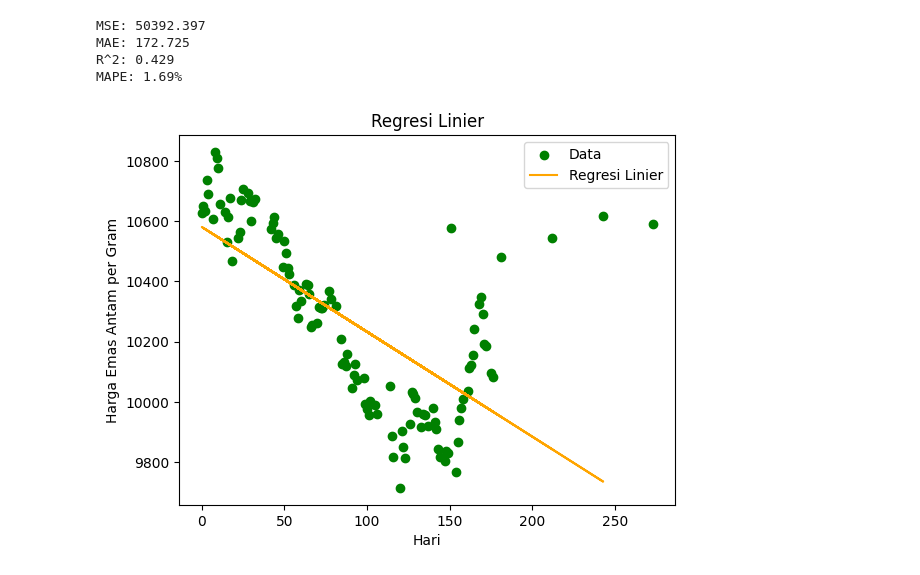
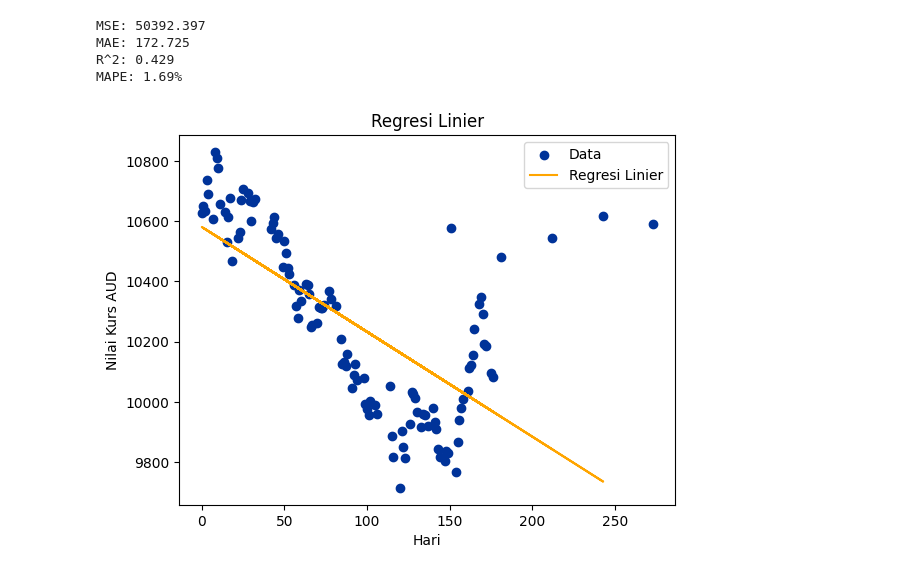
Before and after one commit to Nofryantii/DATAMINING, a Jupyter notebook: predikasikursaud_linearregression.ipynb, the cells around one changed output. Drawn from its saved outputs; the diff is of its cells as text; code cells hidden in the pictures.

```diff
--- a/predikasikursaud_linearregression.ipynb
+++ b/predikasikursaud_linearregression.ipynb
@@ -49,7 +49,7 @@ df
 # %%
 # Memisahkan variabel independen (Hari) dan dependen (Nilai)
 X = df[['Hari']].values
-y = df['KursJual'].values
+y = df['KursAUD'].values
 
 X_train, X_test, y_train, y_test = train_test_split(X, y, test_size=0.2, random_state=200)
 model = LinearRegression()
@@ -68,12 +68,12 @@ R^2: 0.429
 MAPE: 1.69%
 # %%
 # Menampilkan grafik regresi linier
-plt.scatter(X, y, color='green', label='Data')
+plt.scatter(X, y, color='#003399', label='Data')
 plt.plot(X_train, y_train_pred, color='orange', label='Regresi Linier')
 plt.xlabel('Hari')
-plt.ylabel('Harga Emas Antam per Gram')
+plt.ylabel('Nilai Kurs AUD')
 plt.legend()
 plt.title('Regresi Linier')
 plt.show()
 # %% [output]
-[figure, old version]
+[figure, new version]
```
Also changed, not shown: parts of 2 cells of this notebook.
